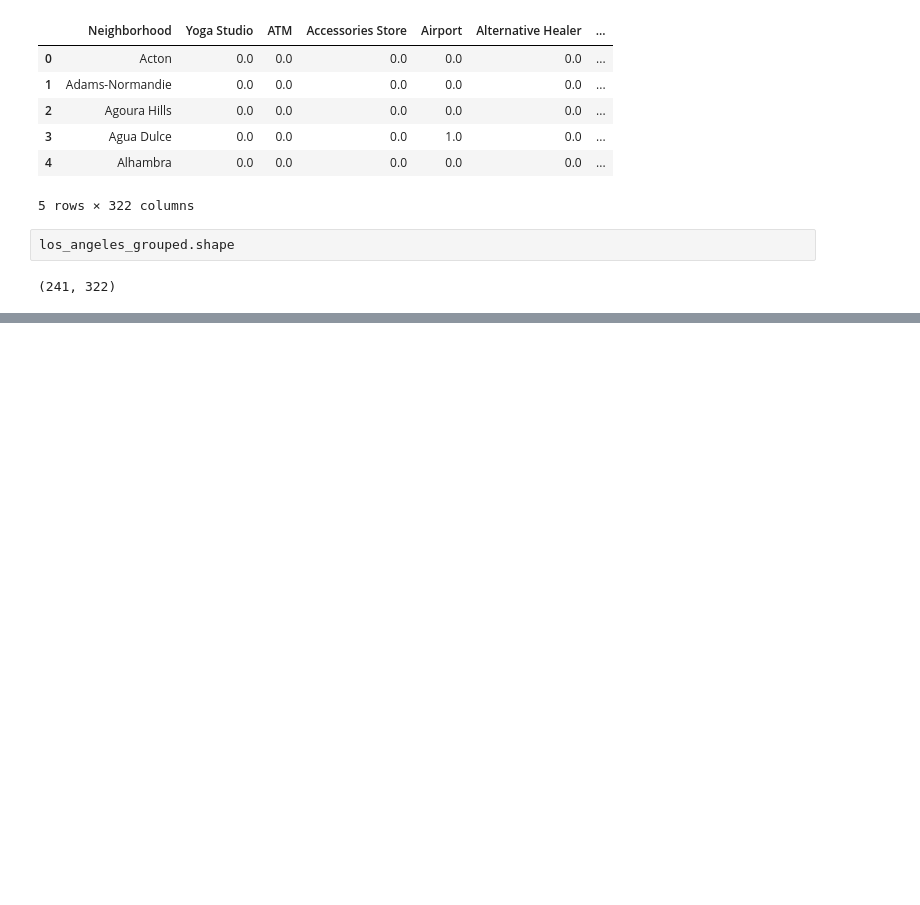
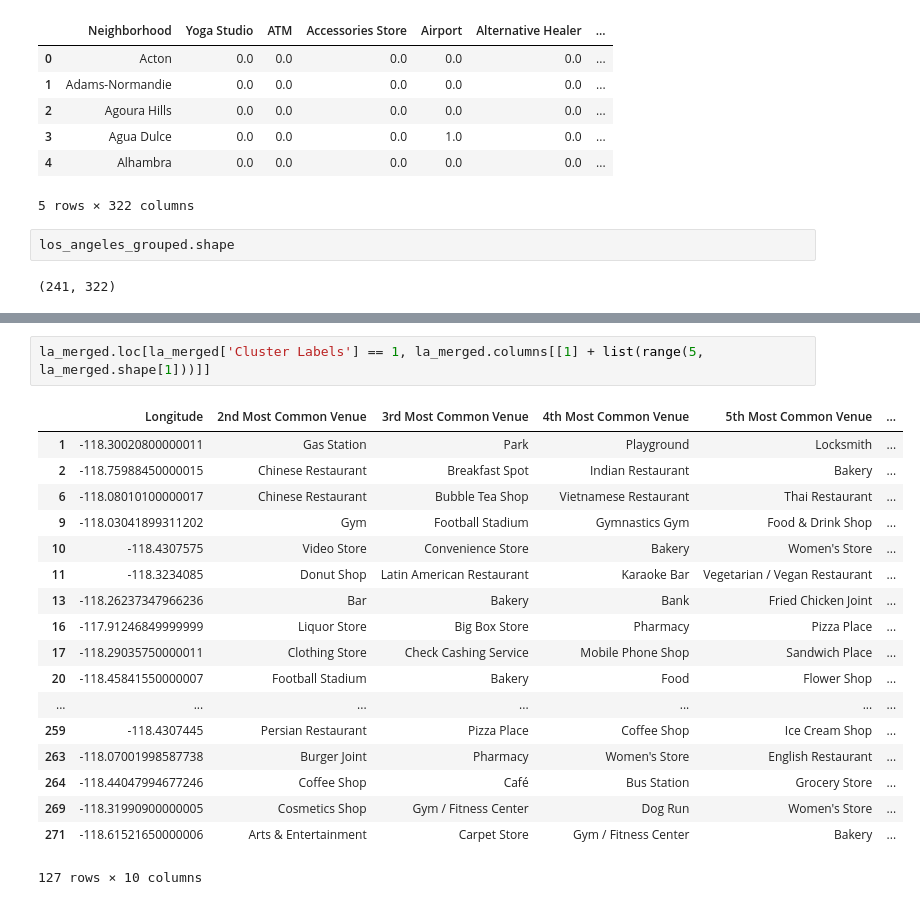
Before and after one commit to jonkmatsumo/Coursera_Capstone, a Jupyter notebook: Capstone.ipynb, the cells around one changed output, grey strips where cells are left out. Drawn from its saved outputs; the diff is of its cells as text; blank space fills up the shorter version.

```diff
--- a/Capstone.ipynb
+++ b/Capstone.ipynb
@@ -308,0 +444,21 @@ los_angeles_grouped.shape
+# %%
+la_merged.loc[la_merged['Cluster Labels'] == 1, la_merged.columns[[1] + list(range(5, la_merged.shape[1]))]]
+# %% [output]
+|  | Longitude | 2nd Most Common Venue | 3rd Most Common Venue | 4th Most Common Venue | 5th Most Common Venue | ... |
+| 1 | -118.30020800000011 | Gas Station | Park | Playground | Locksmith | ... |
+| 2 | -118.75988450000015 | Chinese Restaurant | Breakfast Spot | Indian Restaurant | Bakery | ... |
+| 6 | -118.08010100000017 | Chinese Restaurant | Bubble Tea Shop | Vietnamese Restaurant | Thai Restaurant | ... |
+| 9 | -118.03041899311202 | Gym | Football Stadium | Gymnastics Gym | Food & Drink Shop | ... |
+| 10 | -118.4307575 | Video Store | Convenience Store | Bakery | Women's Store | ... |
+| 11 | -118.3234085 | Donut Shop | Latin American Restaurant | Karaoke Bar | Vegetarian / Vegan Restaurant | ... |
+| 13 | -118.26237347966236 | Bar | Bakery | Bank | Fried Chicken Joint | ... |
+| 16 | -117.91246849999999 | Liquor Store | Big Box Store | Pharmacy | Pizza Place | ... |
+| 17 | -118.29035750000011 | Clothing Store | Check Cashing Service | Mobile Phone Shop | Sandwich Place | ... |
+| 20 | -118.45841550000007 | Football Stadium | Bakery | Food | Flower Shop | ... |
+| ... | ... | ... | ... | ... | ... | ... |
+| 259 | -118.4307445 | Persian Restaurant | Pizza Place | Coffee Shop | Ice Cream Shop | ... |
+| 263 | -118.07001998587738 | Burger Joint | Pharmacy | Women's Store | English Restaurant | ... |
+| 264 | -118.44047994677246 | Coffee Shop | Café | Bus Station | Grocery Store | ... |
+| 269 | -118.31990900000005 | Cosmetics Shop | Gym / Fitness Center | Dog Run | Women's Store | ... |
+| 271 | -118.61521650000006 | Arts & Entertainment | Carpet Store | Gym / Fitness Center | Bakery | ... |
+127 rows × 10 columns
```
Also changed, not shown: parts of 15 cells of this notebook.
